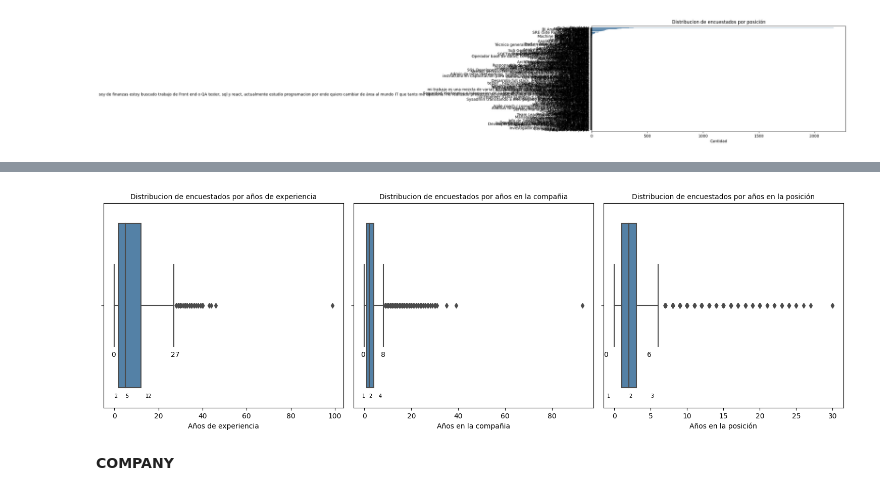
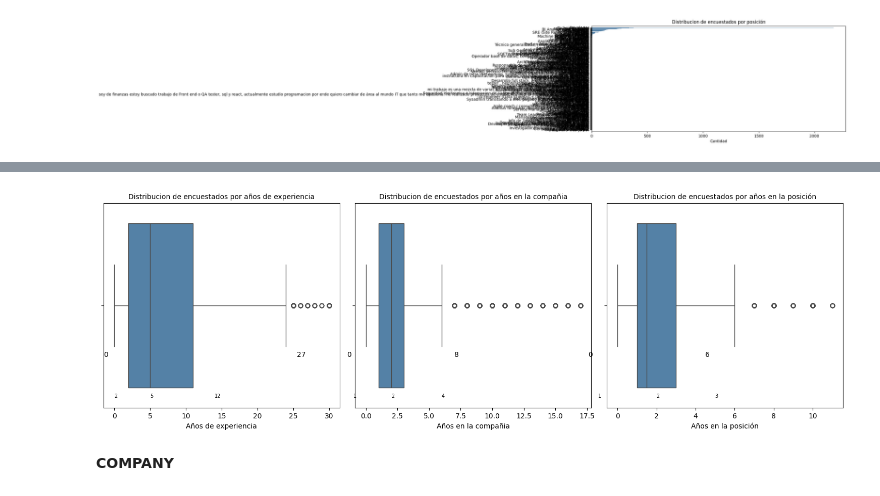
Before and after one commit to simonzanetti/2023.2-SysArmy-IT-Salaries-Survey, a Jupyter notebook: analizing_data.ipynb, the cells around one changed output, grey strips where cells are left out. Cells and saved outputs as stored; diff of their text form; code cells hidden in the pictures.

```diff
--- a/2023_2_SysArmy_Survey.ipynb
+++ b/analizing_data.ipynb
@@ -170,11 +222,11 @@ salaries_temp['work_contract_type'] = salaries_temp['work_contract_type'].replac
 # %%
 # WORK_MODE
 #print(salaries["work_mode"].unique())
-salaries['work_mode'] = salaries['work_mode'].replace({
-                                                        '100% presencial' : 'Presencial',
-                                                        'Híbrido (presencial y remoto)' : 'Híbrido',
-                                                        '100% remoto' : 'Remoto'
-                                                      })
+salaries_temp['work_mode'] = salaries['work_mode'].replace({
+                                                            '100% presencial' : 'Presencial',
+                                                            'Híbrido (presencial y remoto)' : 'Híbrido',
+                                                            '100% remoto' : 'Remoto'
+                                                          })
 # %% [markdown]
 **COMPANY**
 # %%
@@ -225,10 +277,10 @@ benefits_count = extract_values(salaries['work_place_benefits'])
 # %%
 #SALARY_SATISFACTION
 #print(salaries['salary_satisfaction'].unique())
-salaries['salary_satisfaction'] = salaries['salary_satisfaction'].replace({
-                                                            1:'Muy insatisfecho',2:'Escasamente satisfecho',
-                                                            3:'Ampliamente satisfecho',4:'Muy satisfecho'
-                                                            })
+salaries_temp['salary_satisfaction'] = salaries['salary_satisfaction'].replace({
+                                                                    1:'Muy insatisfecho',2:'Escasamente satisfecho',
+                                                                    3:'Ampliamente satisfecho',4:'Muy satisfecho'
+                                                                               })
 # %% [markdown]
 **TOOLS**
 # %%
@@ -249,18 +301,18 @@ qa_testing_tools_count = extract_values(salaries['qa_testing_tools'])
 
 #AI_TOOLS_USE
 #print(salaries['AI_tools_use'].unique())
-salaries['AI_tools_use'] = salaries['AI_tools_use'].replace({
+salaries_temp['AI_tools_use'] = salaries['AI_tools_use'].replace({
                                                             0:'No utilizadas',1:'Escasamente utlizadas',
                                                             2:'Escasamente utlizadas',3:'Ampliamente utilizadas',
                                                             4:'Ampliamente utilizadas',5:'Muy utilizadas'
-                                                            })
+                                                                })
 # %% [markdown]
 **STUDIES**
 # %%
 #DEGREE/SPECIALIZATION
 #print(salaries['degree/specialization'].unique())
 
-salaries1 = normalize_dataframe(salaries, 'degree/specialization',
+salaries_temp = normalize_dataframe(salaries, 'degree/specialization',
     {
         ".*ingenier[ií]a.* .*sistemas.*" : "Ingenieria en Sistemas",
         #".*ana.* .*sistema.* " : "Analista de Sistemas",
@@ -418,20 +467,20 @@ plt.tight_layout()
 # %%
 #YEARS_EXPERIENCE, YEARS_IN_COMPANY AND YEARS_IN_POSITION
 fig, axes = plt.subplots(1, 3, figsize=(15, 5))
 
 def years (column,subplot,xlabel,title):
-    sns.boxplot(x=salaries[column], color='steelblue', ax=subplot)
+    sns.boxplot(salaries[stats.zscore(salaries[column]) < 3],x =column, color='steelblue',ax=subplot)
     subplot.set_xlabel(xlabel)
     subplot.set_label('')
     subplot.set_title(title, fontsize=10)
     plt.tight_layout()
 
     boxplot_plotting_values(column,subplot)
 
 years('years_experience',axes[0],'Años de experiencia',"Distribucion de encuestados por años de experiencia")
 years('years_in_company',axes[1], 'Años en la compañia', "Distribucion de encuestados por años en la compañia")
 years('years_in_position',axes[2], 'Años en la posición', "Distribucion de encuestados por años en la posición")
 # %% [output]
-[figure, old version]
+[figure, new version]
 # %% [markdown]
 **COMPANY**
```
Also changed, not shown: parts of 11 cells of this notebook, 2 other files.
